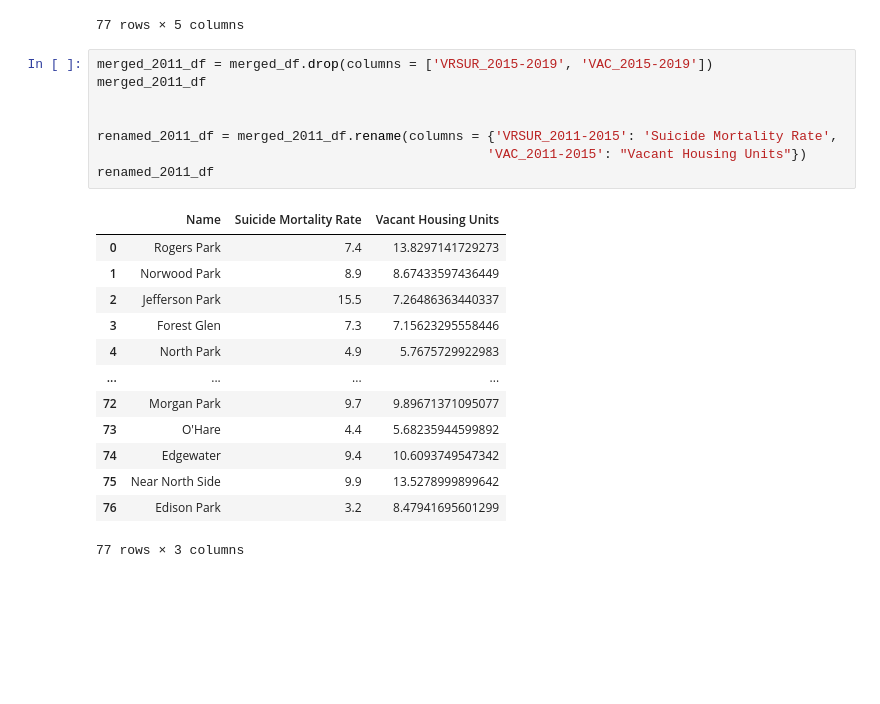
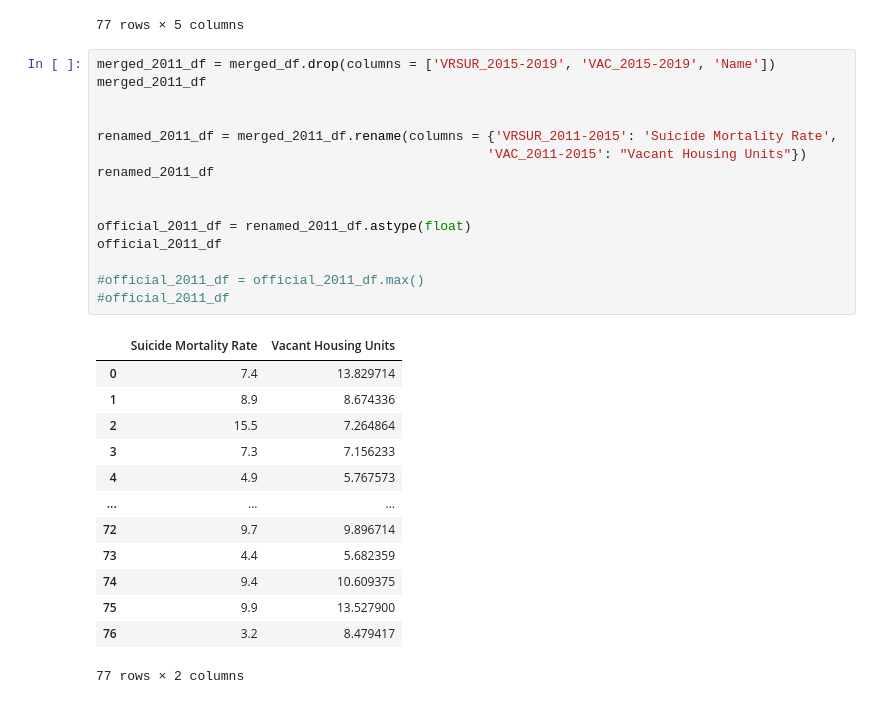
Before and after one commit to dpackardphys/gold_orbit_firelight, a Jupyter notebook: scatterplot-suicide.ipynb, the cells around one changed output. Cells and saved outputs as stored; diff of their text form; blank space fills up the shorter version.

```diff
--- a/scatterplot-suicide.ipynb
+++ b/scatterplot-suicide.ipynb
@@ -95,24 +100,31 @@ merged_df
 | 76 | Edison Park | 9.8 | 3.2 | 5.7135062258635 | 8.47941695601299 |
 77 rows × 5 columns
 # %%
-merged_2011_df = merged_df.drop(columns = ['VRSUR_2015-2019', 'VAC_2015-2019'])
+merged_2011_df = merged_df.drop(columns = ['VRSUR_2015-2019', 'VAC_2015-2019', 'Name'])
 merged_2011_df
 
 
 renamed_2011_df = merged_2011_df.rename(columns = {'VRSUR_2011-2015': 'Suicide Mortality Rate',
                                                   'VAC_2011-2015': "Vacant Housing Units"})
 renamed_2011_df
+
+
+official_2011_df = renamed_2011_df.astype(float)
+official_2011_df
+
+#official_2011_df = official_2011_df.max()
+#official_2011_df
 # %% [output]
-|  | Name | Suicide Mortality Rate | Vacant Housing Units |
-| 0 | Rogers Park | 7.4 | 13.8297141729273 |
-| 1 | Norwood Park | 8.9 | 8.67433597436449 |
-| 2 | Jefferson Park | 15.5 | 7.26486363440337 |
-| 3 | Forest Glen | 7.3 | 7.15623295558446 |
-| 4 | North Park | 4.9 | 5.7675729922983 |
-| ... | ... | ... | ... |
-| 72 | Morgan Park | 9.7 | 9.89671371095077 |
-| 73 | O'Hare | 4.4 | 5.68235944599892 |
-| 74 | Edgewater | 9.4 | 10.6093749547342 |
-| 75 | Near North Side | 9.9 | 13.5278999899642 |
-| 76 | Edison Park | 3.2 | 8.47941695601299 |
+|  | Suicide Mortality Rate | Vacant Housing Units |
+| 0 | 7.4 | 13.829714 |
+| 1 | 8.9 | 8.674336 |
+| 2 | 15.5 | 7.264864 |
+| 3 | 7.3 | 7.156233 |
+| 4 | 4.9 | 5.767573 |
+| ... | ... | ... |
+| 72 | 9.7 | 9.896714 |
+| 73 | 4.4 | 5.682359 |
+| 74 | 9.4 | 10.609375 |
+| 75 | 9.9 | 13.527900 |
+| 76 | 3.2 | 8.479417 |
-77 rows × 3 columns
+77 rows × 2 columns
```
Also changed, not shown: parts of 6 cells of this notebook.
